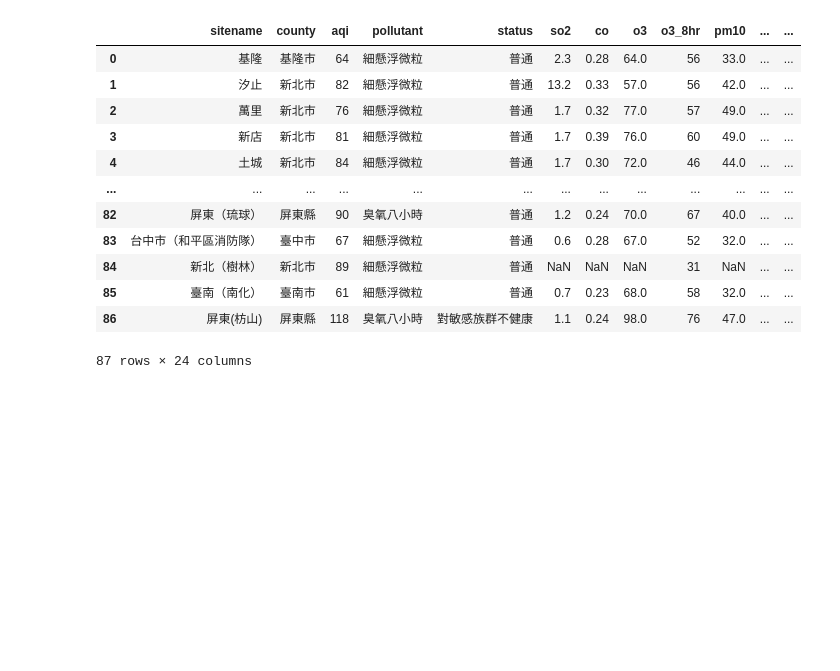
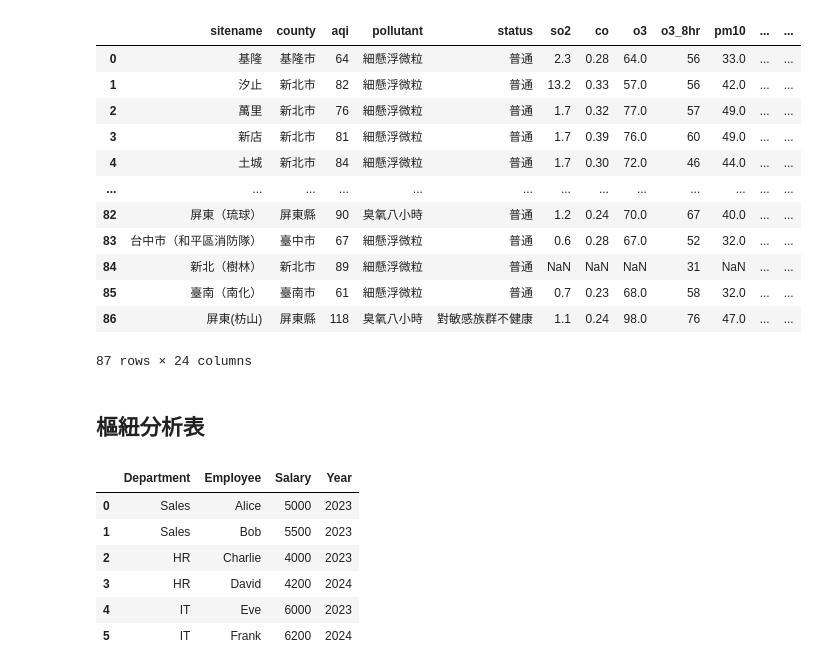
Before and after one commit to imchihchao/aop113b, a Jupyter notebook: nb03.ipynb, the cells around one changed output. Cells and saved outputs as stored; diff of their text form; code cells hidden in the pictures; blank space fills up the shorter version.

```diff
--- a/nb03.ipynb
+++ b/nb03.ipynb
@@ -696,3 +696,24 @@ df
 | 85 | 臺南（南化） | 臺南市 | 61 | 細懸浮微粒 | 普通 | 0.7 | 0.23 | 68.0 | 58 | 32.0 | ... | ... |
 | 86 | 屏東(枋山) | 屏東縣 | 118 | 臭氧八小時 | 對敏感族群不健康 | 1.1 | 0.24 | 98.0 | 76 | 47.0 | ... | ... |
 87 rows × 24 columns
+# %% [markdown]
+## 樞紐分析表
+# %%
+import pandas as pd
+
+data = {
+    'Department': ['Sales', 'Sales', 'HR', 'HR', 'IT', 'IT'],
+    'Employee': ['Alice', 'Bob', 'Charlie', 'David', 'Eve', 'Frank'],
+    'Salary': [5000, 5500, 4000, 4200, 6000, 6200],
+    'Year': [2023, 2023, 2023, 2024, 2023, 2024]
+}
+df = pd.DataFrame(data)
+df
+# %% [output]
+|  | Department | Employee | Salary | Year |
+| 0 | Sales | Alice | 5000 | 2023 |
+| 1 | Sales | Bob | 5500 | 2023 |
+| 2 | HR | Charlie | 4000 | 2023 |
+| 3 | HR | David | 4200 | 2024 |
+| 4 | IT | Eve | 6000 | 2023 |
+| 5 | IT | Frank | 6200 | 2024 |
```
Also changed, not shown: parts of 5 cells of this notebook.
